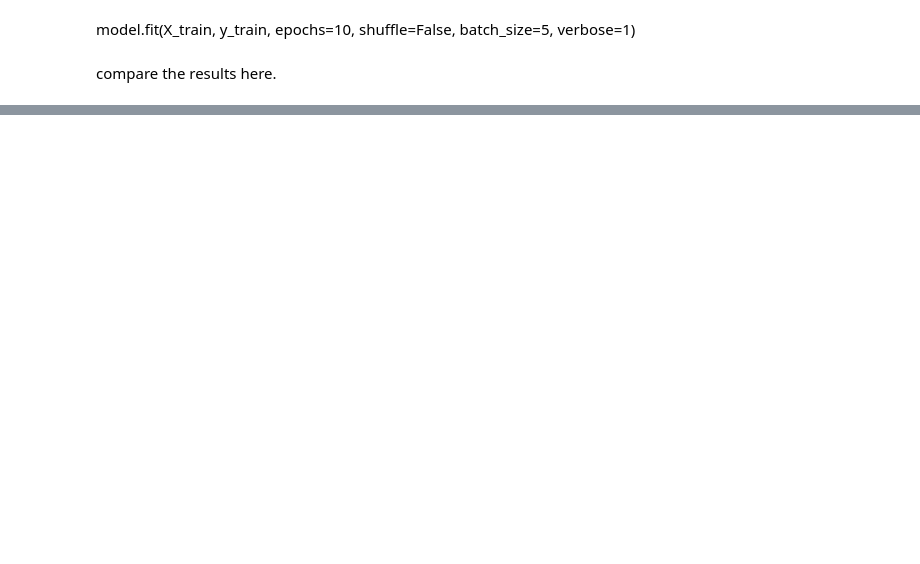
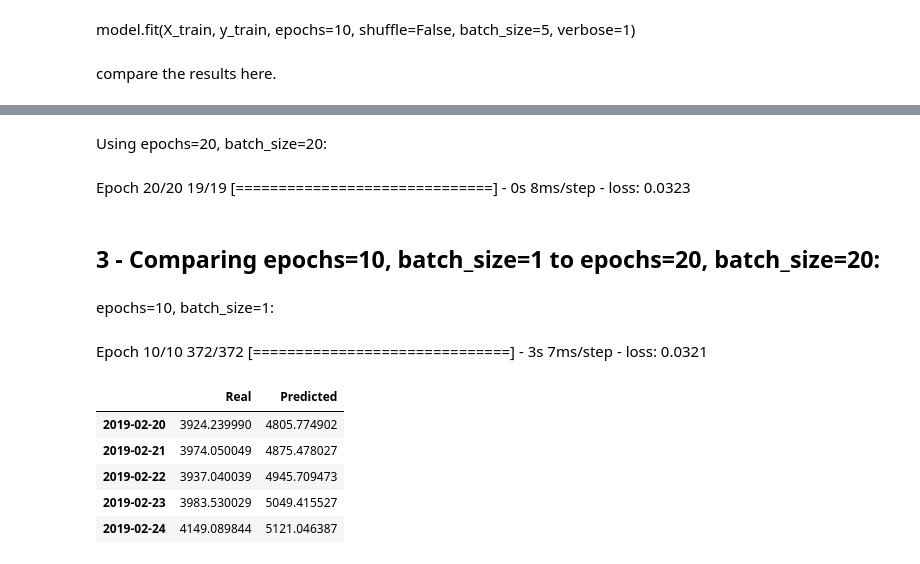
Before and after one commit to yrlbaker/Unit_14_HW, a Jupyter notebook: 14-Deep-Learning/Instructions/Starter_Code/Code_comments.ipynb, the cells around one changed output, grey strips where cells are left out. Drawn from its saved outputs; the diff is of its cells as text; code cells hidden in the pictures; blank space fills up the shorter version.

```diff
--- a/14-Deep-Learning/Instructions/Starter_Code/Code_comments.ipynb
+++ b/14-Deep-Learning/Instructions/Starter_Code/Code_comments.ipynb
@@ -42,0 +59,26 @@ note: It took many seconds more to start at batch_size=2 than 1
+# %% [markdown]
+Using epochs=20, batch_size=20:
+# %% [markdown]
+Epoch 20/20
+19/19 [==============================] - 0s 8ms/step - loss: 0.0323
+# %% [markdown]
+## 3 - Comparing epochs=10, batch_size=1 to epochs=20, batch_size=20:
+# %% [markdown]
+epochs=10, batch_size=1:
+# %% [markdown]
+Epoch 10/10
+372/372 [==============================] - 3s 7ms/step - loss: 0.0321
+# %%
+# Create a DataFrame of Real and Predicted values
+stocks = pd.DataFrame({
+    "Real": real_prices.ravel(),
+    "Predicted": predicted_prices.ravel()
+}, index = df.index[-len(real_prices): ])
+stocks.head()
+# %% [output]
+|  | Real | Predicted |
+| 2019-02-20 | 3924.239990 | 4805.774902 |
+| 2019-02-21 | 3974.050049 | 4875.478027 |
+| 2019-02-22 | 3937.040039 | 4945.709473 |
+| 2019-02-23 | 3983.530029 | 5049.415527 |
+| 2019-02-24 | 4149.089844 | 5121.046387 |
```
Also changed, not shown: parts of 22 cells of this notebook, 1 other file.
